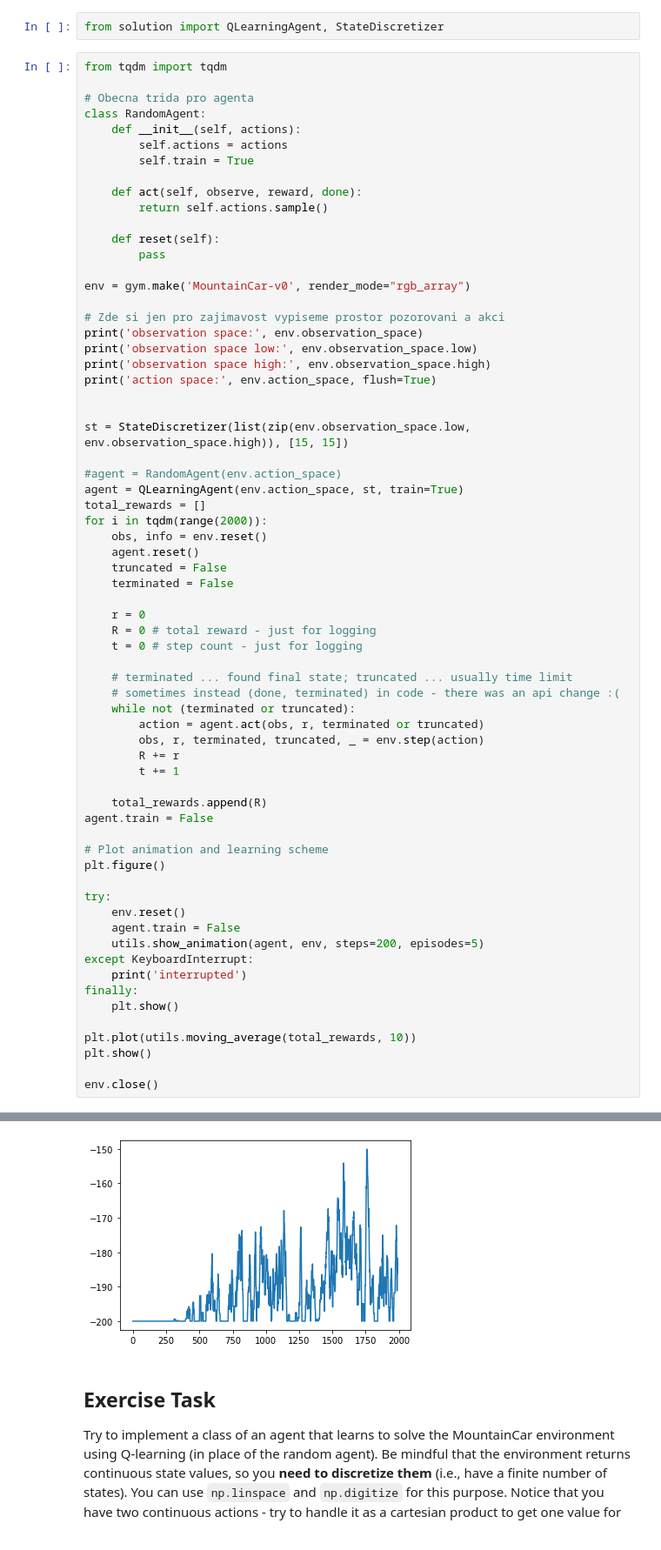
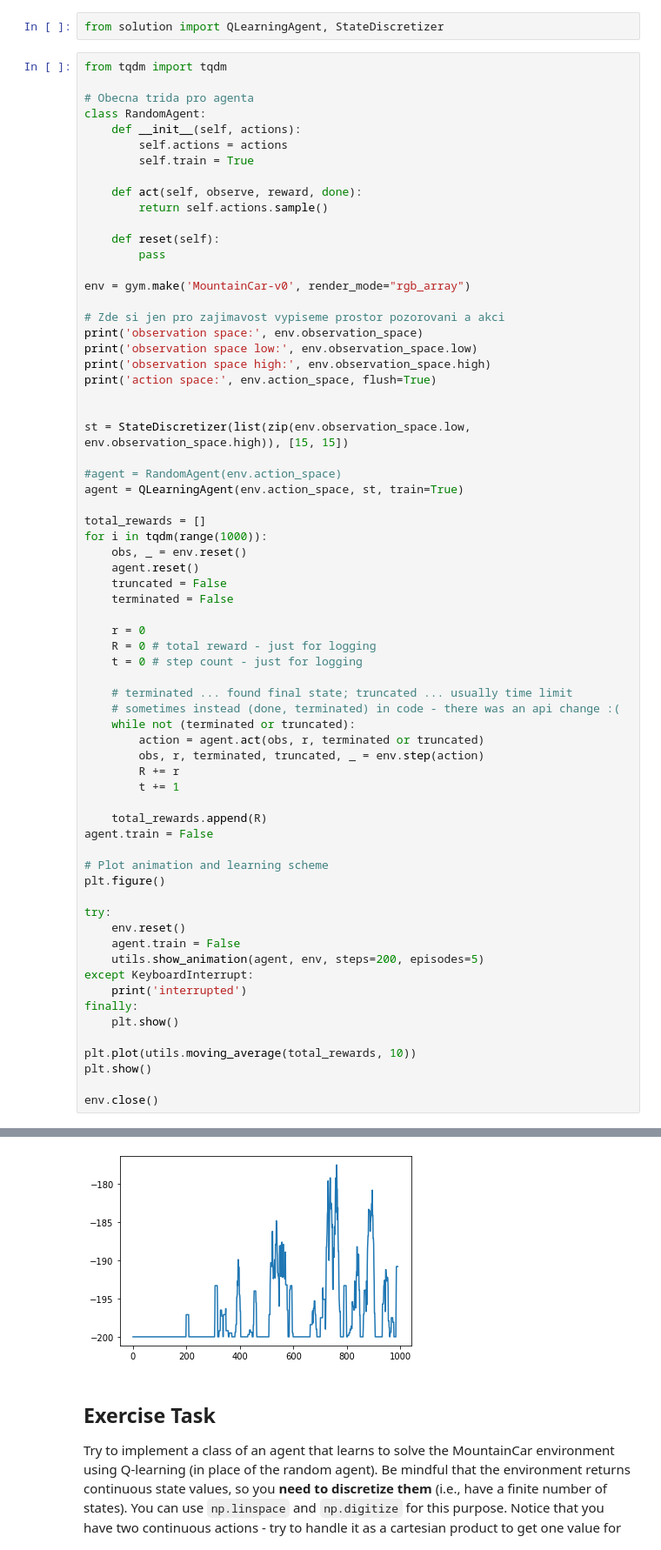
Before and after one commit to gabikadlecova/inspinature, a Jupyter notebook: en/02-rl/reinforcement_learning.ipynb, the cells around one changed output, grey strips where cells are left out. Shown at 87% size. Drawn from its saved outputs; the diff is of its cells as text.

```diff
--- a/en/02-rl/reinforcement_learning.ipynb
+++ b/en/02-rl/reinforcement_learning.ipynb
@@ -89,9 +102,10 @@ st = StateDiscretizer(list(zip(env.observation_space.low, env.observation_space.
 
 #agent = RandomAgent(env.action_space)
 agent = QLearningAgent(env.action_space, st, train=True)
+
 total_rewards = []
-for i in tqdm(range(2000)):
-    obs, info = env.reset()
+for i in tqdm(range(1000)):
+    obs, _ = env.reset()
     agent.reset()
     truncated = False
     terminated = False
@@ -132,4 +146,4 @@ env.close()
-[figure, old version]
+[figure, new version]
 # %% [markdown]
 ## Exercise Task
 Try to implement a class of an agent that learns to solve the MountainCar environment using Q-learning (in place of the random agent). Be mindful that the environment returns continuous state values, so you **need to discretize them** (i.e., have a finite number of states). You can use `np.linspace` and `np.digitize` for this purpose. Notice that you have two continuous actions - try to handle it as a cartesian product to get one value for the state matrix.
```
Also changed, not shown: parts of 4 cells of this notebook, 2 other files.
